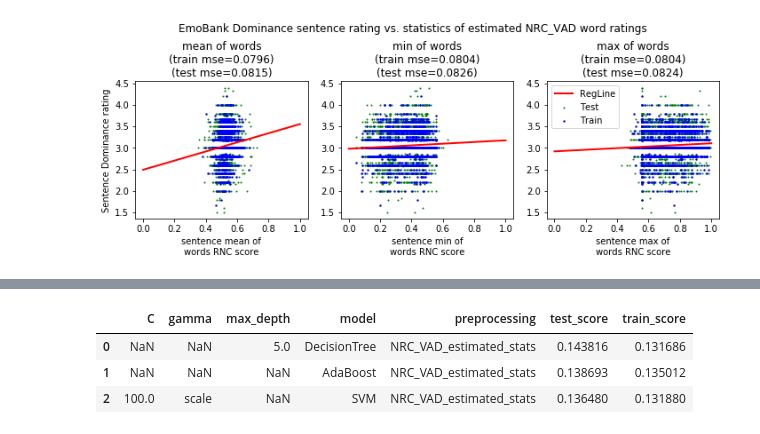
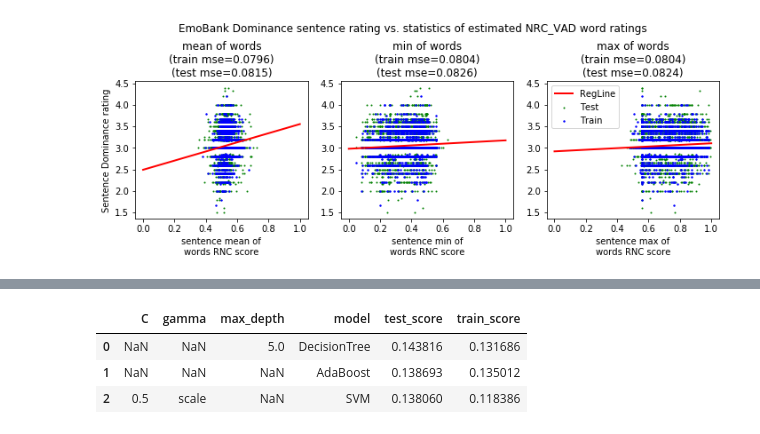
Before and after one commit to ocastel/app-ml-course, a Jupyter notebook: project.ipynb, the cells around one changed output, grey strips where cells are left out. Saved outputs shown, nothing was run; the diff lists cells and outputs as text; code cells hidden in the pictures.

```diff
--- a/project.ipynb
+++ b/project.ipynb
@@ -432,7 +355,7 @@ if os.path.exists('w2v_grid_search_all.pkl'):
     print('Done loading w2v grid search from file')
 else:
     for param_col in preprocs:
-        w2v_grid_search[param_col.replace('_list','')] = grid_search(param_col, train[:20], test[:20], target_col, w2v_pipeline, w2v_params_grid, 'w2v', cv=5)
+        w2v_grid_search[param_col.replace('_list','')] = grid_search(param_col, train, test, target_col, w2v_pipeline, w2v_params_grid, 'w2v', cv=5)
     joblib.dump(w2v_grid_search, 'w2v_grid_search_all.pkl', compress = 1)
     print('Done performing w2v grid search')
 
@@ -503,0 +437,21 @@ dtype: float64
+# %%
+def sent_to_vec(ll, dim=300):
+    w_in_wv_map = [w for w in ll if w in w2v_model]
+    if len(w_in_wv_map) > 0:
+        k = np.mean(np.array([w2v_model[w] for w in w_in_wv_map]), axis=0)
+    else:
+        k = np.zeros(dim)
+    return k
+
+def col_to_w2v(col_values):
+    return np.array([np.array(v) for v in col_values.apply(sent_to_vec).values])
+train_text_list_w2v = col_to_w2v(train.text_list)
+train_text_lower_list_w2v = col_to_w2v(train.text_lower_list)
+train_lemma_list_w2v = col_to_w2v(train.lemma_list)
+
+test_text_list_w2v = col_to_w2v(test.text_list)
+test_text_lower_list_w2v = col_to_w2v(test.text_lower_list)
+test_lemma_list_w2v = col_to_w2v(test.lemma_list)
+
+# grid_search.fit(train[param_col], train[target_col])
+# m = SVR(kernel='rbf', verbose=False, gamma='scale').fit(d, np.array(train[target_col].values))
@@ -746,7 +778,7 @@ plot_emo_vs_nrc_statistics('d', nrc_vad_est, train.reader_dominance, test.reader
 [figure]
 # %%
 '''We can treat all the statistics (mean, max, min, std) for every dimension as a list of features. We will try to use these
-features with a 2 interpertable models - a simple decision tree (DT) and LightGBM'''
+features with an interpertable model - a simple decision tree (DT)'''
 
 from sklearn.preprocessing import StandardScaler
 
@@ -765,5 +797,5 @@ train_nrc_stats = extract_nrc_stats(train.text_list)
 scaler = StandardScaler()
 train_nrc_stats_scaled = scaler.fit_transform(train_nrc_stats)
 test_nrc_stats = extract_nrc_stats(test.text_list)
-test_nrc_stats_scaled = scaler.fit(test_nrc_stats)
+test_nrc_stats_scaled = scaler.transform(test_nrc_stats)
 # %%
@@ -785,18 +817,17 @@ Fitting 5 folds for each of 6 candidates, totalling 30 fits
 # %%
-def model_summary_DT(model, model_name, preds, params):
+def model_summary_DT(model, model_name, params, test_samples, train_samples):
     model_details = dict([(k,v) for (k,v) in model.get_params().items() if k in params])
-#     model_details = {}
-    model_details['preprocessing'] = 'NRC_VAD_estimated_stats'
-    model_details['train_score'] = mean_squared_error(preds, train[target_col])
-    model_details['test_score'] = mean_squared_error(model.predict(test_nrc_stats), test[target_col])
+    model_details['train_score'] = mean_squared_error(model.predict(train_samples), train[target_col])
+    model_details['test_score'] = mean_squared_error(model.predict(test_samples), test[target_col])
     model_details['model'] = model_name
     return model_details
-rf_summary = model_summary_DT(rf_nrc_vad, 'DecisionTree', adaboost_summary.predict(train_nrc_stats), ['max_depth'])
-adaboost_summary = model_summary_DT(adaboost_nrc_vad, 'AdaBoost', adaboost_nrc_vad.predict(train_nrc_stats), [])
-svm_summary = model_summary_DT(svm_nrc_vad_grid_search.best_estimator_, 'SVM', svm_nrc_vad_grid_search.predict(train_nrc_stats_scaled), ['gamma','C'])
-pd.DataFrame([rf_summary, adaboost_summary, svm_summary])
+rf_summary = model_summary_DT(rf_nrc_vad, 'DecisionTree', ['max_depth'], test_nrc_stats, train_nrc_stats)
+adaboost_summary = model_summary_DT(adaboost_nrc_vad, 'AdaBoost', [], test_nrc_stats, train_nrc_stats)
+svm_summary = model_summary_DT(svm_nrc_vad_grid_search.best_estimator_, 'SVM', ['gamma','C'], test_nrc_stats_scaled, train_nrc_stats_scaled)
+nrc_based_model_comparison = pd.DataFrame([rf_summary, adaboost_summary, svm_summary])
+nrc_based_model_comparison
 # %% [output]
-|  | C | gamma | max_depth | model | preprocessing | test_score | train_score |
-| 0 | NaN | NaN | 5.0 | DecisionTree | NRC_VAD_estimated_stats | 0.143816 | 0.131686 |
-| 1 | NaN | NaN | NaN | AdaBoost | NRC_VAD_estimated_stats | 0.138693 | 0.135012 |
-| 2 | 100.0 | scale | NaN | SVM | NRC_VAD_estimated_stats | 0.136480 | 0.131880 |
+|  | C | gamma | max_depth | model | test_score | train_score |
+| 0 | NaN | NaN | 5.0 | DecisionTree | 0.143816 | 0.131686 |
+| 1 | NaN | NaN | NaN | AdaBoost | 0.138693 | 0.135012 |
+| 2 | 0.5 | scale | NaN | SVM | 0.138060 | 0.118386 |
```
Also changed, not shown: parts of 44 cells of this notebook, 8 other files.
